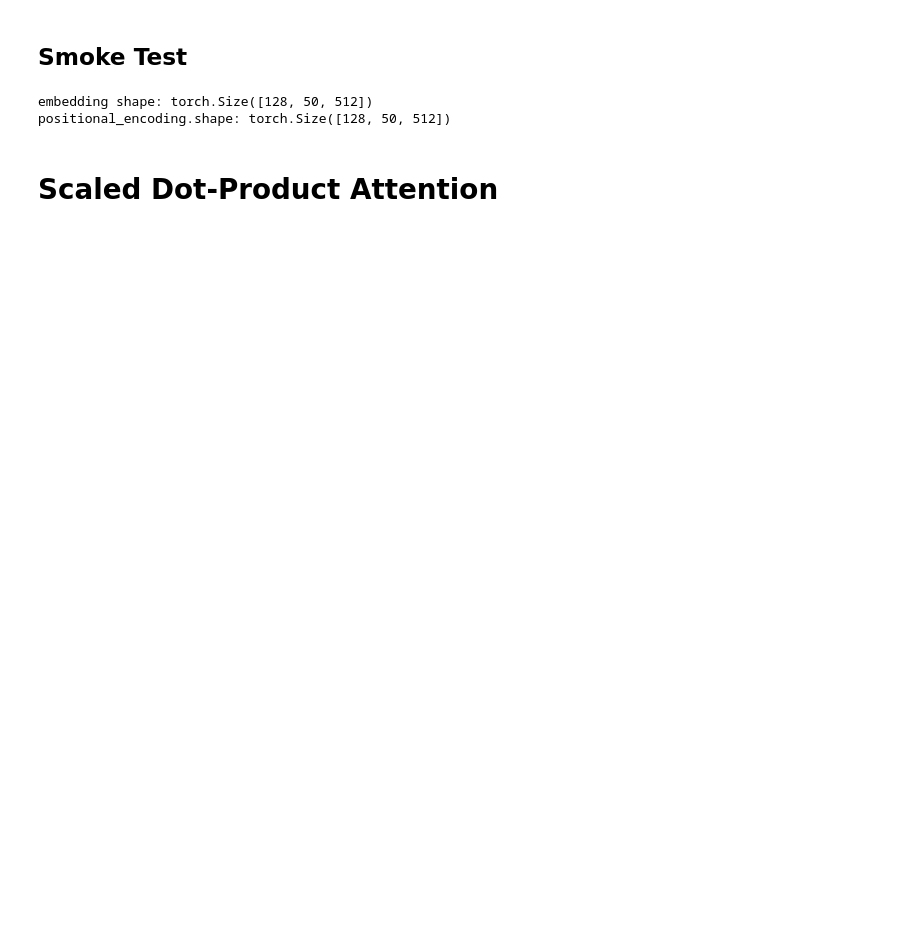
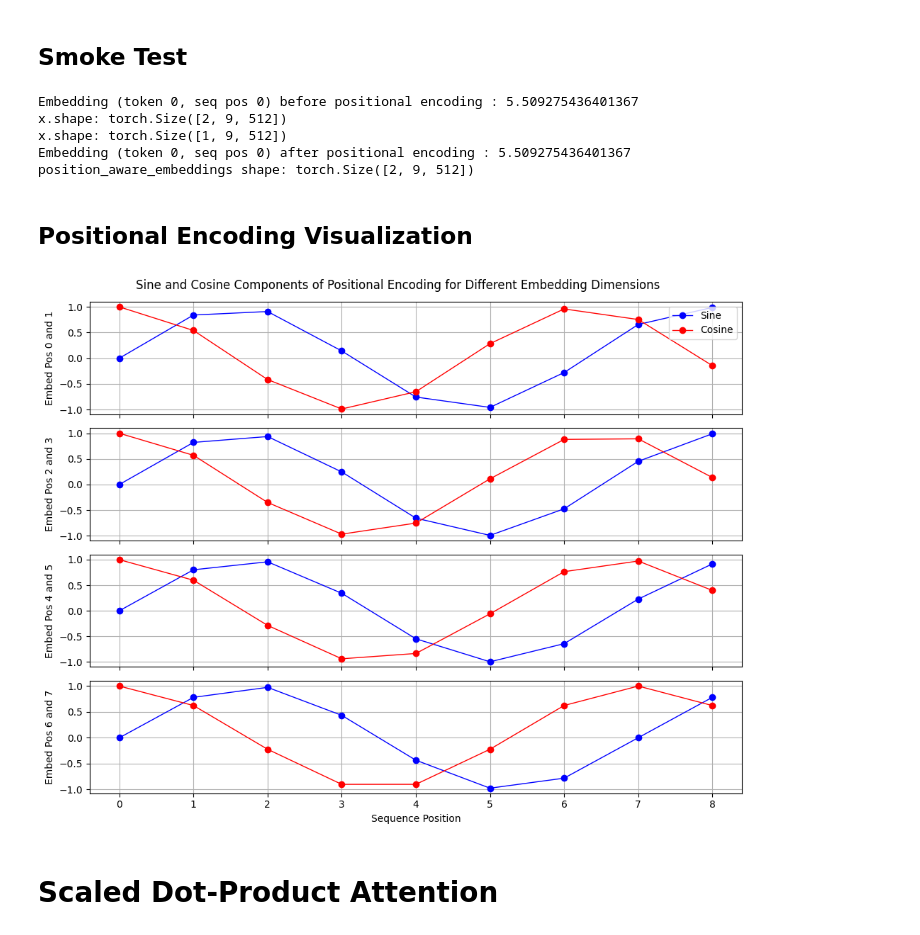
Before and after one commit to AlexandreBrown/Transformer, a Jupyter notebook: transformer_exploration.ipynb, the cells around one changed output. Drawn from its saved outputs; the diff is of its cells as text; code cells hidden in the pictures; blank space fills up the shorter version.

```diff
--- a/transformer_exploration.ipynb
+++ b/transformer_exploration.ipynb
@@ -80,19 +93,52 @@ class PositionalEncoding(nn.Module):
 # %% [markdown]
 ## Smoke Test
-# %%
-sequence_length = 50
-
-embedding = torch.randn(size=(batch_size, sequence_length, d_model))
-print(f"embedding shape: {embedding.shape}")
-
-max_seq_length = 1000
-d_model = 512
-
-positional_encoding = PositionalEncoding(max_seq_length=max_seq_length, d_model=d_model)
-print(f"positional_encoding.shape: {positional_encoding.forward(embedding).shape}")
-# %% [output]
-embedding shape: torch.Size([128, 50, 512])
-positional_encoding.shape: torch.Size([128, 50, 512])
+# %%
+pe = PositionalEncoding(d_model=d_model, max_seq_length=max_seq_length)
+
+print(f"Embedding (token 0, seq pos 0) before positional encoding : {embeddings[0, 0, 0]}")
+
+position_aware_embeddings = pe(embeddings)
+
+print(f"Embedding (token 0, seq pos 0) after positional encoding : {position_aware_embeddings[0, 0, 0]}")
+
+print(f"position_aware_embeddings shape: {position_aware_embeddings.shape}")
+# %% [output]
+Embedding (token 0, seq pos 0) before positional encoding : 5.509275436401367
+x.shape: torch.Size([2, 9, 512])
+x.shape: torch.Size([1, 9, 512])
+Embedding (token 0, seq pos 0) after positional encoding : 5.509275436401367
+position_aware_embeddings shape: torch.Size([2, 9, 512])
+# %% [markdown]
+## Positional Encoding Visualization
+# %%
+num_dimensions_to_plot = 4
+
+fig, axs = plt.subplots(num_dimensions_to_plot, 1, figsize=(10, 8), sharex=True)
+
+x = pe.sequence_positions.squeeze()
+
+for idx, i in enumerate(range(0, num_dimensions_to_plot)):
+    y_sin = pe.positional_encoding[0, :, i * 2]
+    y_cos = pe.positional_encoding[0, :, i * 2 + 1]
+
+    axs[idx].plot(x, y_sin, marker='o', linewidth=1, color='b')
+    axs[idx].plot(x, y_cos, marker='o', linewidth=1, color='r')
+
+    axs[idx].set_ylabel(f"Embed Pos {i * 2} and {i * 2 + 1}")
+    axs[idx].grid(True)
+
+    if idx == 0:
+        axs[idx].legend(['Sine', 'Cosine'], loc='upper right')
+
+axs[-1].set_xlabel('Sequence Position')
+
+fig.suptitle('Sine and Cosine Components of Positional Encoding for Different Embedding Dimensions')
+
+plt.tight_layout()
+
+plt.show()
+# %% [output]
+[figure, added]
 # %% [markdown]
 # Scaled Dot-Product Attention
 # %% [markdown]
```
Also changed, not shown: parts of 75 cells of this notebook, 13 other files.
